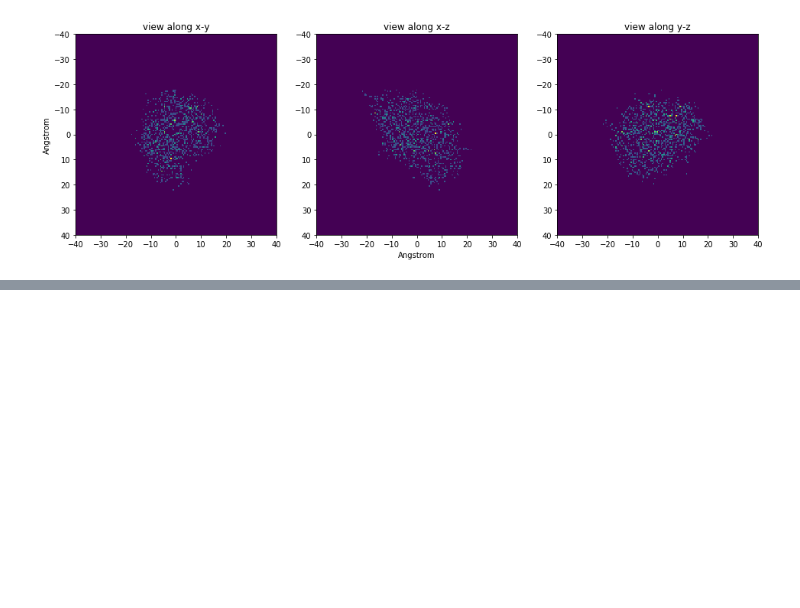
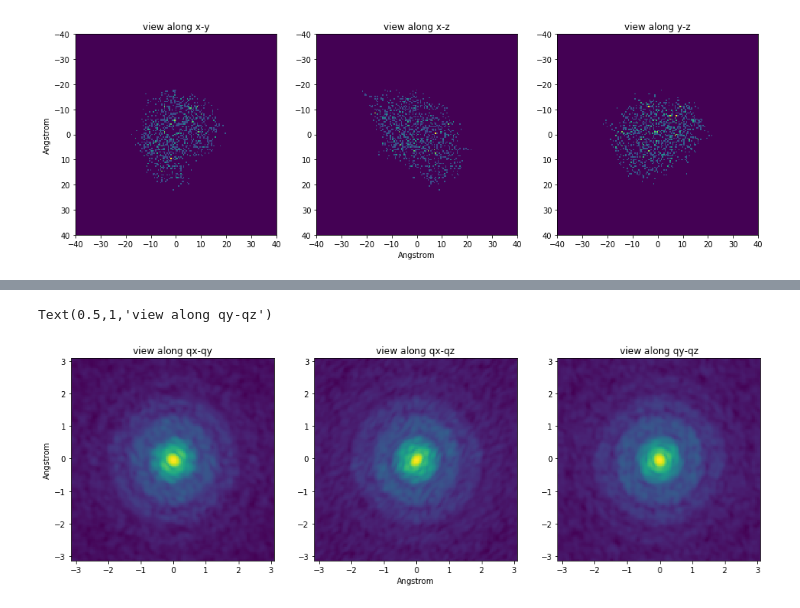
Before and after one commit to dermen/n0t3boox, a Jupyter notebook: kam_simulation_beginnings.ipynb, the cells around one changed output, grey strips where cells are left out. Cells and saved outputs as stored; diff of their text form; code cells hidden in the pictures; blank space fills up the shorter version.

```diff
--- a/kam_simulation_beginnings.ipynb
+++ b/kam_simulation_beginnings.ipynb
@@ -70,3 +110,14 @@ Text(0.5,1,'view along qy-qz')
+# %%
+diffrac_crom_mann = np.abs(fftshift(fftn(dens, shape=[Nfft,Nfft,Nfft])))**2
+
+plt.figure(figsize=(16,12))
+extent = (qmin, qmax, qmin, qmax)
+plt.subplot(131);plt.imshow( np.sum( diffrac_crom_mann, axis=2), extent=extent , norm=plt.mpl.colors.LogNorm());plt.title("view along qx-qy");plt.ylabel('Angstrom')
+plt.subplot(132);plt.imshow( np.sum( diffrac_crom_mann, axis=1), extent=extent,norm=plt.mpl.colors.LogNorm());plt.title("view along qx-qz");plt.xlabel('Angstrom')
+plt.subplot(133);plt.imshow( np.sum( diffrac_crom_mann, axis=0), extent=extent,norm=plt.mpl.colors.LogNorm());plt.title("view along qy-qz")
+# %% [output]
+Text(0.5,1,'view along qy-qz')
+[figure, added]
 # %%
 from scipy.interpolate import RegularGridInterpolator as RGI
 Interp = RGI([qmags]*3, diffrac)
```
Also changed, not shown: parts of 15 cells of this notebook.
